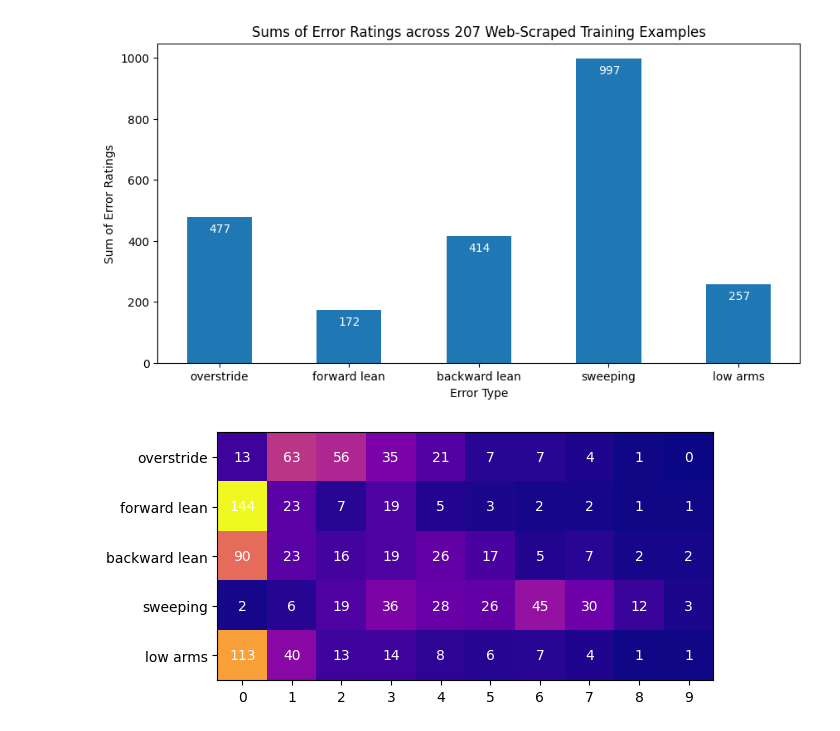
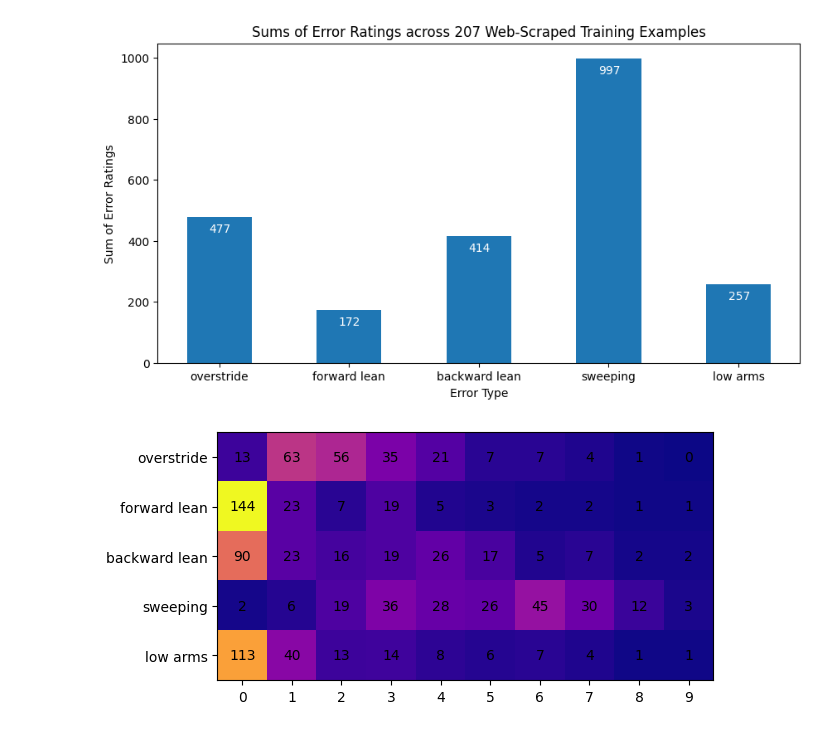
Before and after one commit to adarshramiyer/gAIt, a Jupyter notebook: data_processing/data_processing.ipynb, the cells around one changed output. Drawn from its saved outputs; the diff is of its cells as text; code cells hidden in the pictures.

```diff
--- a/data_processing/data_processing.ipynb
+++ b/data_processing/data_processing.ipynb
@@ -68,29 +68,29 @@ low arms: 257
 # %%
 ratings = ['0', '1', '2', '3', '4', '5', '6', '7', '8', '9']
 
 type_count = np.zeros((5, 10), dtype=int)
 
 for filename in video_data:
     type_count[0][int(filename[4])] += 1
     type_count[1][int(filename[7])] += 1
     type_count[2][int(filename[10])] += 1
     type_count[3][int(filename[13])] += 1
     type_count[4][int(filename[16])] += 1
 
 # print(type_count)
 
 fig, ax = plt.subplots()
 im = ax.imshow(type_count, cmap='plasma')
 
 ax.set_xticks(np.arange(len(ratings)))
 ax.set_yticks(np.arange(len(errors)))
 ax.set_xticklabels(ratings)
 ax.set_yticklabels(errors)
 
 for i in range(len(errors)):
     for j in range(len(ratings)):
-        text = ax.text(j, i, type_count[i, j], ha="center", va="center", color="white")
+        text = ax.text(j, i, type_count[i, j], ha="center", va="center", color="black")
 
 plt.show()
 # %% [output]
-[figure, old version]
+[figure, new version]
```
Also changed, not shown: 2 other files.
